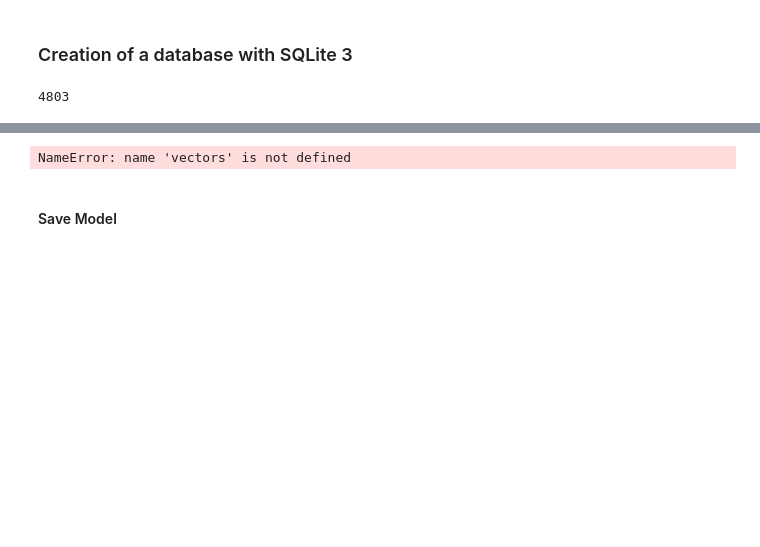
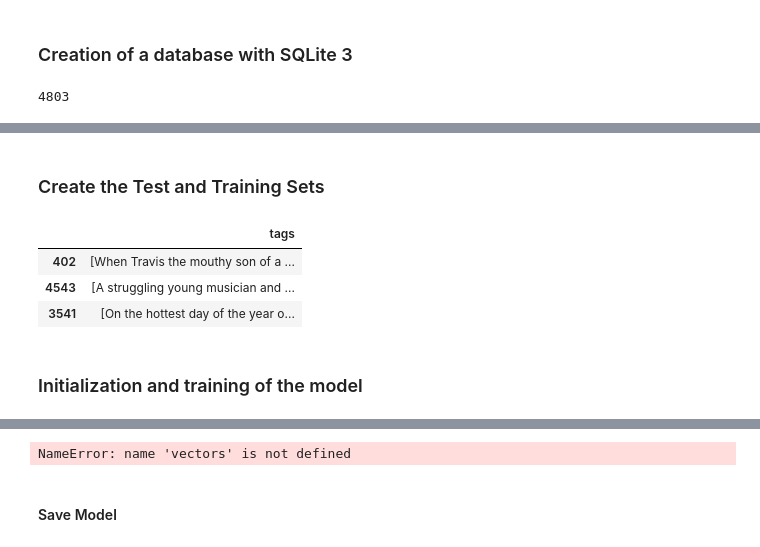
Before and after one commit to 4GeeksAcademy/machine-learning-python-KNNtemplate, a Jupyter notebook: src/Assignment_KNN.ipynb, the cells around one changed output, grey strips where cells are left out. Cells and saved outputs as stored; diff of their text form; code cells hidden in the pictures; blank space fills up the shorter version.

```diff
--- a/src/Assignment_KNN.ipynb
+++ b/src/Assignment_KNN.ipynb
@@ -266,0 +242,20 @@ tot_data2.head(2)
+# %% [markdown]
+### Create the Test and Training Sets
+# %%
+from sklearn.model_selection import train_test_split
+
+tot_data2.head(2)
+
+X = tot_data2.drop(["movie_id", 'title'], axis = 1)
+y = tot_data2["title"]
+
+X_train, X_test, y_train, y_test = train_test_split(X, y, test_size = 0.2, random_state = 42)
+
+X_train.head(3)
+# %% [output]
+|  | tags |
+| 402 | [When Travis the mouthy son of a ... |
+| 4543 | [A struggling young musician and ... |
+| 3541 | [On the hottest day of the year o... |
+# %% [markdown]
+### Initialization and training of the model
```
Also changed, not shown: parts of 11 cells of this notebook, 1 other file.
